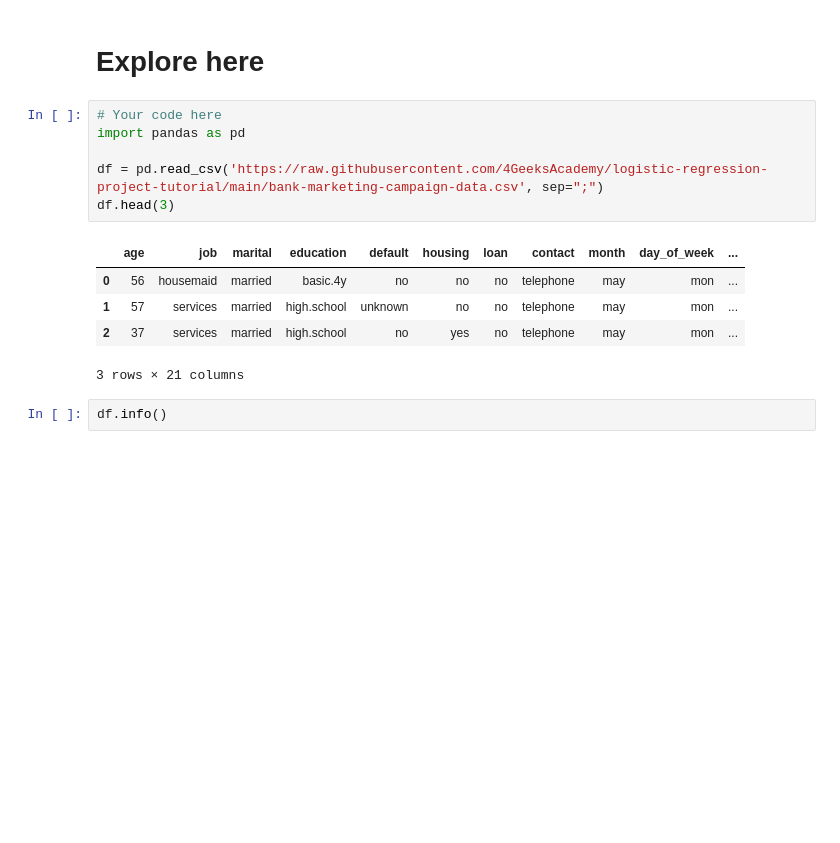
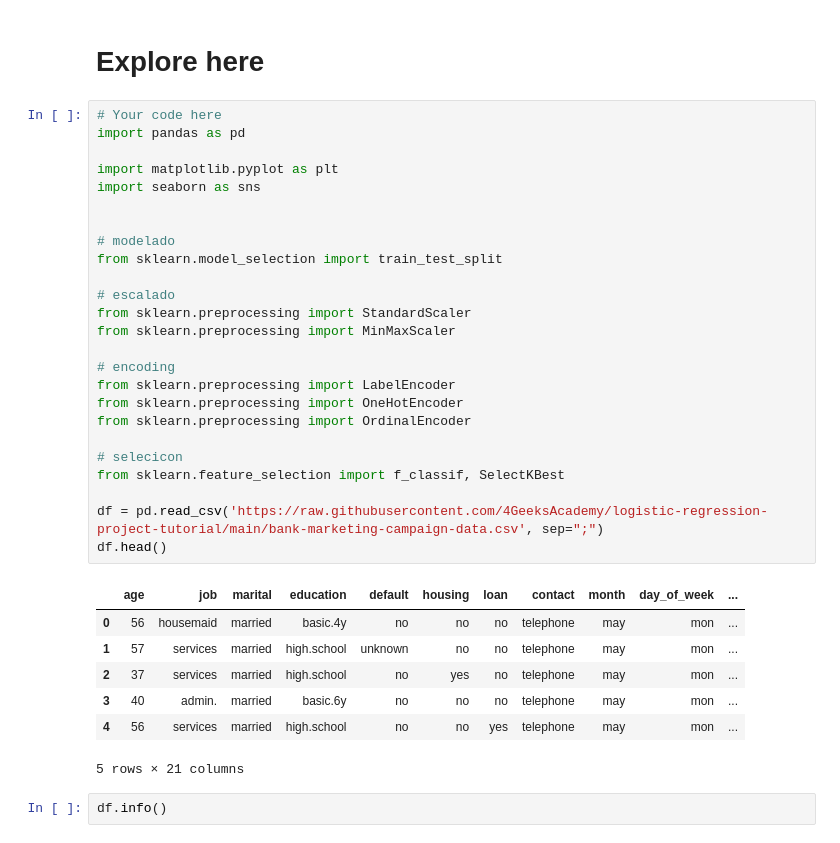
Before and after one commit to 4GeeksAcademy/proyecto-regresion-logistica-Jorge3127, a Jupyter notebook: src/explore.ipynb, the cells around one changed output. Drawn from its saved outputs; the diff is of its cells as text; blank space fills up the shorter version.

```diff
--- a/src/explore.ipynb
+++ b/src/explore.ipynb
@@ -3,15 +3,36 @@
 # %%
 # Your code here
 import pandas as pd
 
+import matplotlib.pyplot as plt
+import seaborn as sns
+
+
+# modelado
+from sklearn.model_selection import train_test_split
+
+# escalado
+from sklearn.preprocessing import StandardScaler
+from sklearn.preprocessing import MinMaxScaler
+
+# encoding
+from sklearn.preprocessing import LabelEncoder
+from sklearn.preprocessing import OneHotEncoder
+from sklearn.preprocessing import OrdinalEncoder
+
+# selecicon
+from sklearn.feature_selection import f_classif, SelectKBest
+
 df = pd.read_csv('https://raw.githubusercontent.com/4GeeksAcademy/logistic-regression-project-tutorial/main/bank-marketing-campaign-data.csv', sep=";")
-df.head(3)
+df.head()
 # %% [output]
 |  | age | job | marital | education | default | housing | loan | contact | month | day_of_week | ... |
 | 0 | 56 | housemaid | married | basic.4y | no | no | no | telephone | may | mon | ... |
 | 1 | 57 | services | married | high.school | unknown | no | no | telephone | may | mon | ... |
 | 2 | 37 | services | married | high.school | no | yes | no | telephone | may | mon | ... |
+| 3 | 40 | admin. | married | basic.6y | no | no | no | telephone | may | mon | ... |
+| 4 | 56 | services | married | high.school | no | no | yes | telephone | may | mon | ... |
-3 rows × 21 columns
+5 rows × 21 columns
 # %%
 df.info()
 # %% [output]
```
Also changed, not shown: parts of 21 cells of this notebook, 1 other file.
